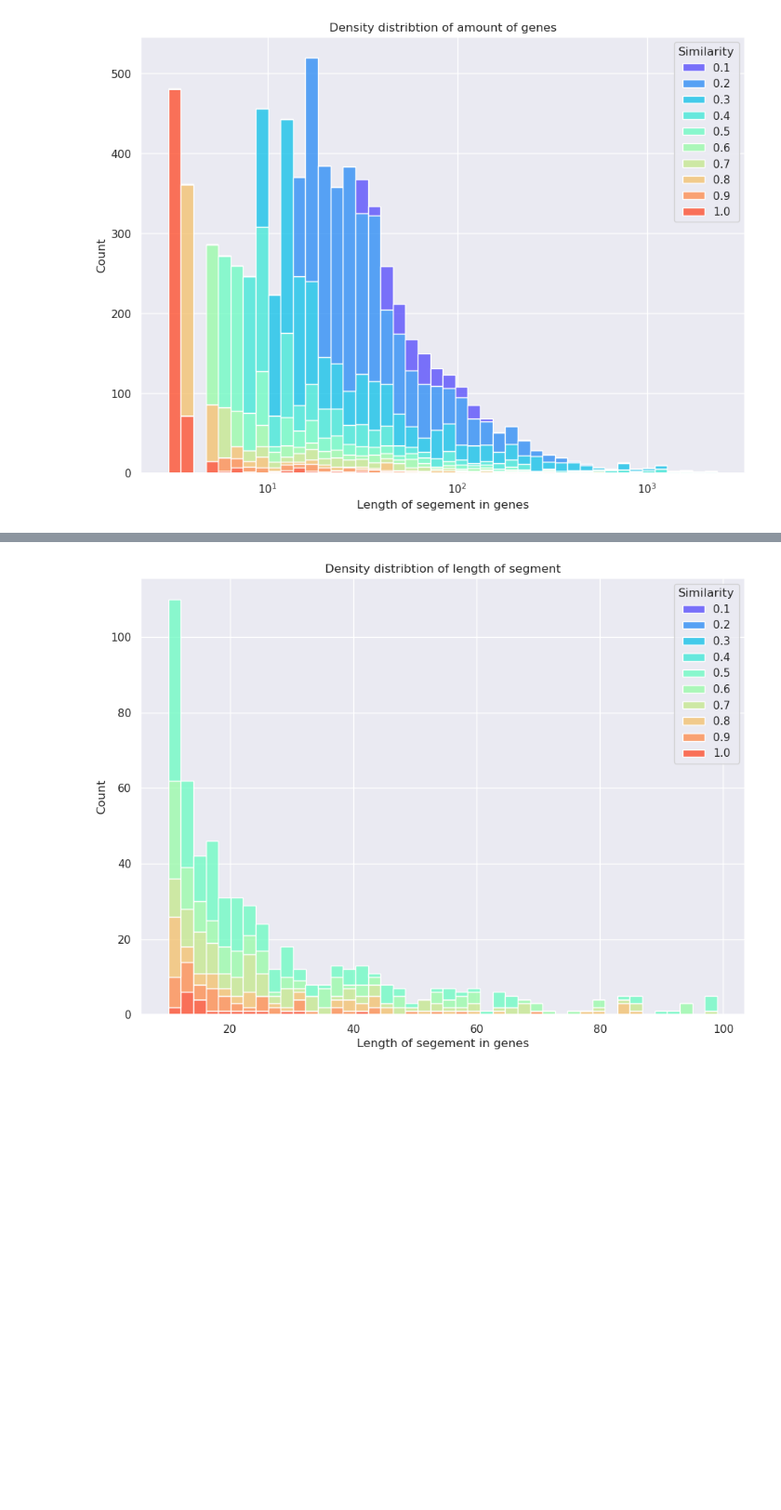
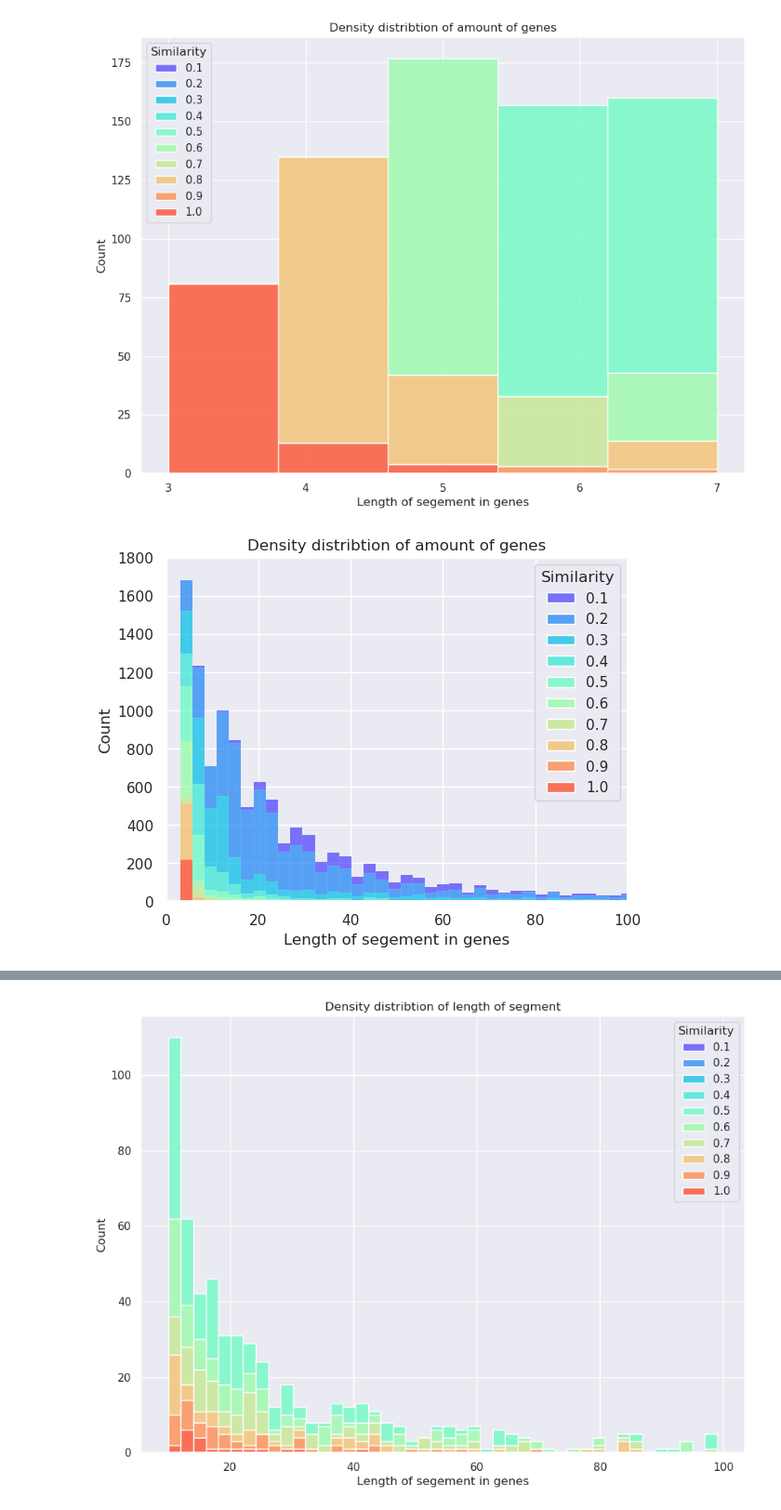
Before and after one commit to SteffenJong/ThesisProject, a Jupyter notebook: iadh/Analysing_IADH_results.ipynb, the cells around one changed output, grey strips where cells are left out. Shown at 93% size. Cells and saved outputs as stored; diff of their text form; code cells hidden in the pictures; blank space fills up the shorter version.

```diff
--- a/iadh/Analysing_IADH_results.ipynb
+++ b/iadh/Analysing_IADH_results.ipynb
@@ -114,0 +37,10 @@ for i in [0.3, 0.4, 0.5, 0.6, 0.7]:
+# %%
+df_l4 = df[(df["profile_length"]<=4) & (df["genome_x"] != df["genome_y"])]
+# df_l4 = df[df["profile_length"]<=4]
+df_l4[['genome_x', 'genome_y','list_x', 'list_y', 'len_x', 'len_y', "number_of_anchorpoints",'profile_length', "len_profile_x", "len_profile_y", "percentage_similar"]].sort_values("percentage_similar", ascending=False)
+
+profile_length = 7
+df_l7 = df[(df["len_profile_x"]<=profile_length) & (df["len_profile_y"]<=profile_length) & (df["genome_x"] != df["genome_y"])]
+print(f"less then {profile_length} and only betweend different genomes:\n", df_l7.shape)
+
+df_l7.sort_values("cat_similar", ascending=True)
@@ -115,3 +64,13 @@ for i in [0.3, 0.4, 0.5, 0.6, 0.7]:
+# %%
+so = sns.histplot(data=df_l7, x="max_profile_length", hue="cat_similar", multiple="stack", palette="rainbow", bins=5)
+so.set(title="Density distribtion of amount of genes", xlabel="Length of segement in genes", ylabel="Count")
+so.axes.get_legend().set_title("Similarity")
+so.set_xticks([3, 4, 5, 6, 7])
+so.set_xticklabels(["3", "4", "5", "6", "7"])
+# plt.savefig(iadh_analysis_plots/"d_distri_segmentlength<7.png")
+plt.show()
+# %% [output]
+[figure, added]
 # %%
 # sns.set_theme(rc={'figure.figsize':(11,8)})
 # so = sns.histplot(data=df[df["profile_length"]<100], x="profile_length", hue="cat_similar", multiple="stack", palette="rainbow", binwidth=2)
@@ -122,10 +81,13 @@ for i in [0.3, 0.4, 0.5, 0.6, 0.7]:
 # plt.show()
 
 
-so = sns.histplot(data=df, x="profile_length", hue="cat_similar", multiple="stack", palette="rainbow", log_scale=True)
+so = sns.histplot(data=df, x="profile_length", hue="cat_similar", multiple="stack", palette="rainbow", log_scale=False)
 so.set(title="Density distribtion of amount of genes", xlabel="Length of segement in genes", ylabel="Count")
 so.axes.get_legend().set_title("Similarity")
+so.set_xlim(0,100)
+so.set_ylim(0,1800)
+# plt.savefig(iadh_analysis_plots/"d_distri_segmentlength.png")
 plt.show()
 # %% [output]
-[figure, old version]
+[figure, new version]
 # %%
```
Also changed, not shown: parts of 16 cells of this notebook, 11 other files.
